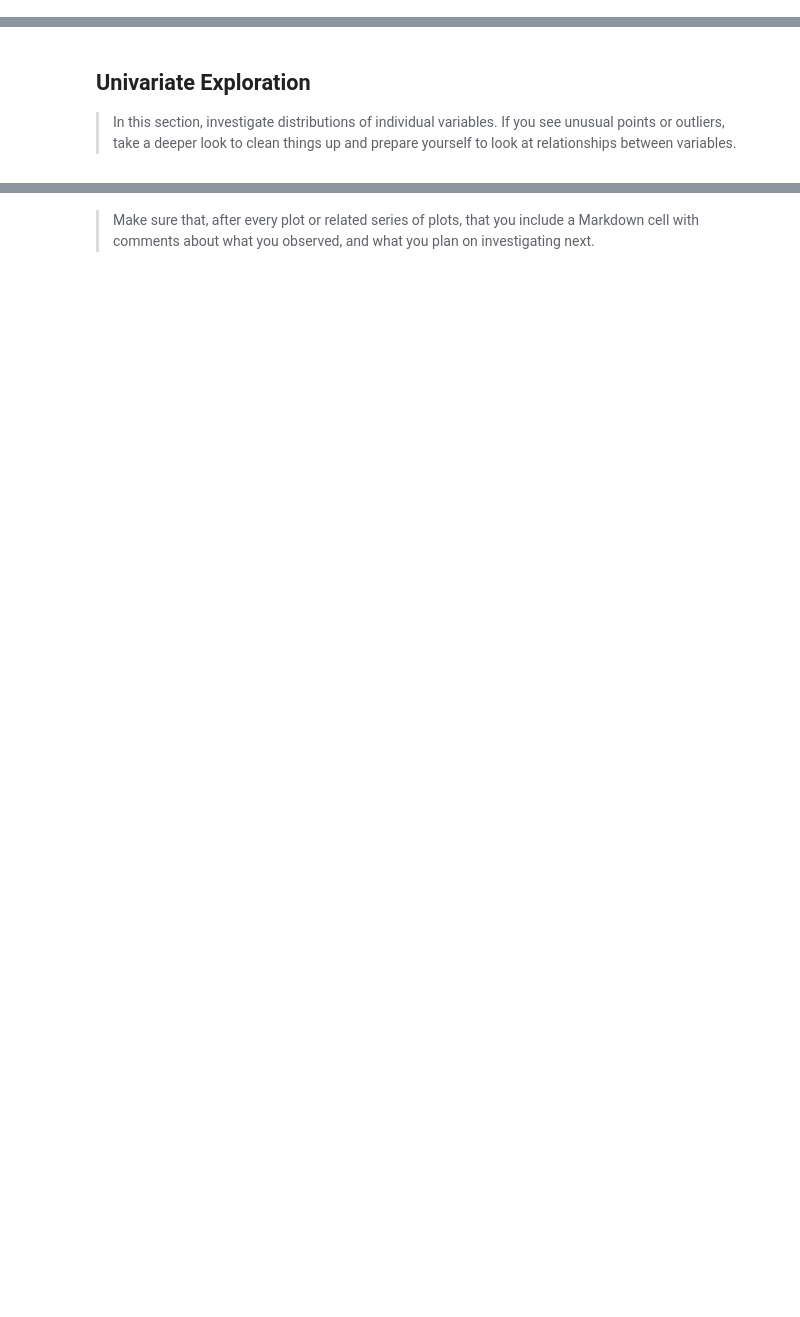
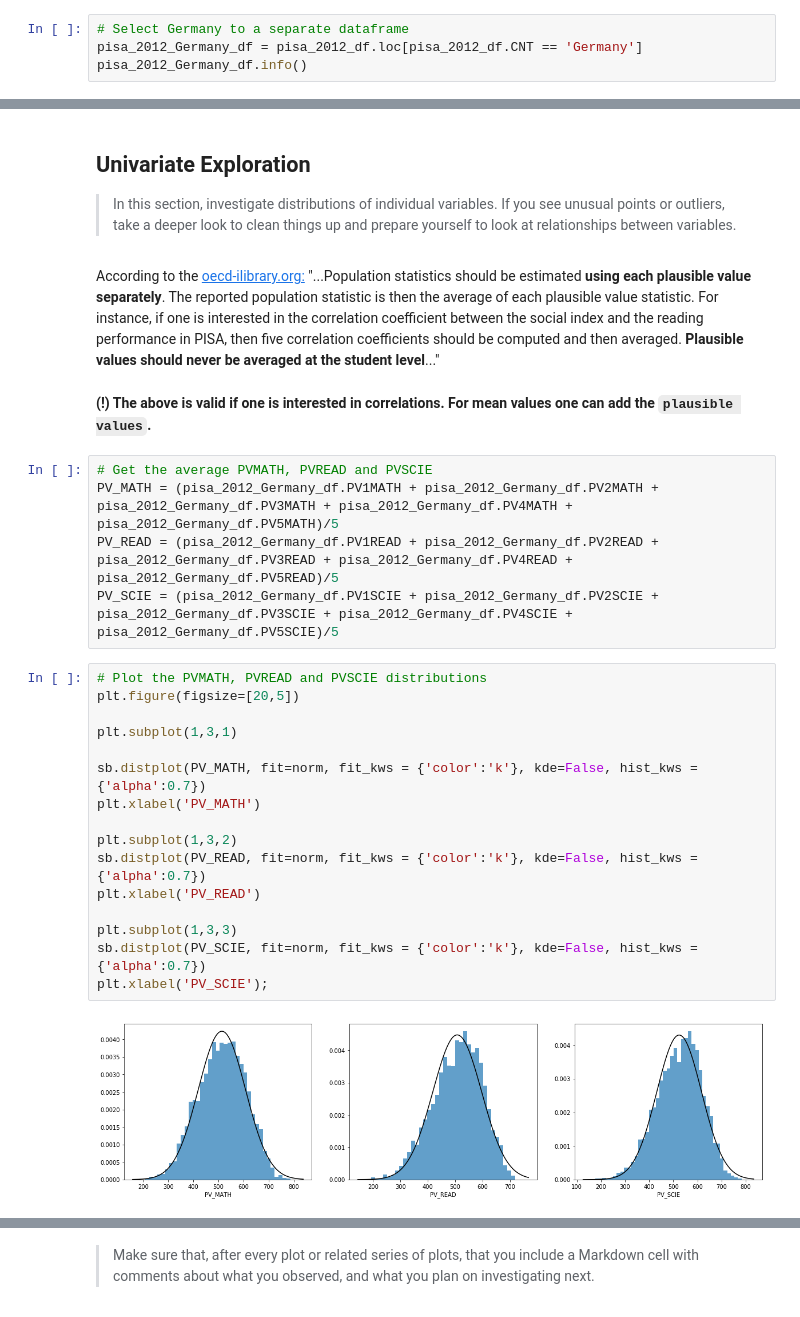
Before and after one commit to viktor-begun/Data_Analyst_Data_Visualization, a Jupyter notebook: Udacity_Project_6_Data_Visualization_Begun.ipynb, the cells around one changed output, grey strips where cells are left out. Drawn from its saved outputs; the diff is of its cells as text; blank space fills up the shorter version.

```diff
--- a/Udacity_Project_6_Data_Visualization_Begun.ipynb
+++ b/Udacity_Project_6_Data_Visualization_Begun.ipynb
@@ -108,0 +253,4 @@ pisa_2012_dict_df.
+# %%
+# Select Germany to a separate dataframe
+pisa_2012_Germany_df = pisa_2012_df.loc[pisa_2012_df.CNT == 'Germany']
+pisa_2012_Germany_df.info()
@@ -112,3 +266,34 @@ pisa_2012_dict_df.
 > In this section, investigate distributions of individual variables. If
 you see unusual points or outliers, take a deeper look to clean things up
 and prepare yourself to look at relationships between variables.
+# %% [markdown]
+According to the [oecd-ilibrary.org:](https://www.oecd-ilibrary.org/docserver/9789264056275-7-en.pdf) "...Population statistics should be estimated **using each plausible value separately**.
+The reported population statistic is then the average of each plausible value statistic. For instance, if one is
+interested in the correlation coefficient between the social index and the reading performance in PISA, then
+five correlation coefficients should be computed and then averaged.
+**Plausible values should never be averaged at the student level**..."
+# %% [markdown]
+**(!) The above is valid if one is interested in correlations. For mean values one can add the `plausible values`.**
+# %%
+# Get the average PVMATH, PVREAD and PVSCIE
+PV_MATH = (pisa_2012_Germany_df.PV1MATH + pisa_2012_Germany_df.PV2MATH + pisa_2012_Germany_df.PV3MATH + pisa_2012_Germany_df.PV4MATH + pisa_2012_Germany_df.PV5MATH)/5
+PV_READ = (pisa_2012_Germany_df.PV1READ + pisa_2012_Germany_df.PV2READ + pisa_2012_Germany_df.PV3READ + pisa_2012_Germany_df.PV4READ + pisa_2012_Germany_df.PV5READ)/5
+PV_SCIE = (pisa_2012_Germany_df.PV1SCIE + pisa_2012_Germany_df.PV2SCIE + pisa_2012_Germany_df.PV3SCIE + pisa_2012_Germany_df.PV4SCIE + pisa_2012_Germany_df.PV5SCIE)/5
+# %%
+# Plot the PVMATH, PVREAD and PVSCIE distributions
+plt.figure(figsize=[20,5])
+
+plt.subplot(1,3,1)
+
+sb.distplot(PV_MATH, fit=norm, fit_kws = {'color':'k'}, kde=False, hist_kws = {'alpha':0.7})
+plt.xlabel('PV_MATH')
+
+plt.subplot(1,3,2)
+sb.distplot(PV_READ, fit=norm, fit_kws = {'color':'k'}, kde=False, hist_kws = {'alpha':0.7})
+plt.xlabel('PV_READ')
+
+plt.subplot(1,3,3)
+sb.distplot(PV_SCIE, fit=norm, fit_kws = {'color':'k'}, kde=False, hist_kws = {'alpha':0.7})
+plt.xlabel('PV_SCIE');
+# %% [output]
+[figure, added]
```
Also changed, not shown: parts of 33 cells of this notebook.
